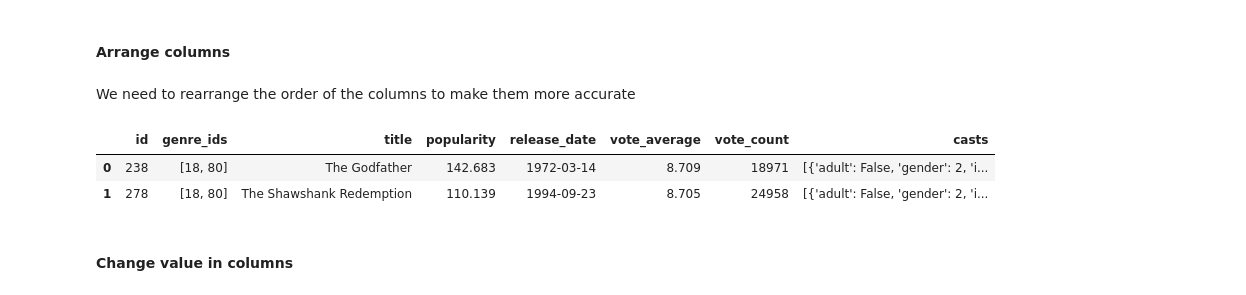
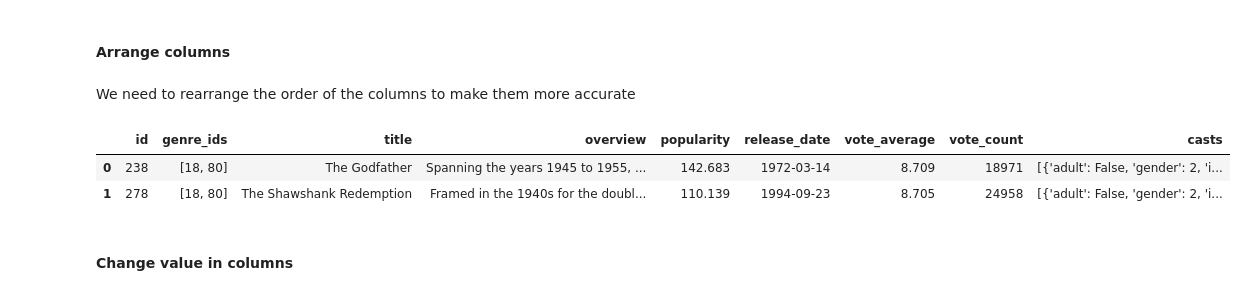
Before and after one commit to Deadinside-at-HCMUS/CSC14119-project, a Jupyter notebook: Notebook.ipynb, the cells around one changed output. Drawn from its saved outputs; the diff is of its cells as text; code cells hidden in the pictures.

```diff
--- a/Notebook.ipynb
+++ b/Notebook.ipynb
@@ -225,12 +225,12 @@ df.head(2)
 # %% [markdown]
 We need to rearrange the order of the columns to make them more accurate
 # %%
-df = df[['id', 'genre_ids', 'title', 'popularity', 'release_date', 'vote_average', 'vote_count', 'casts']]
+df = df[['id', 'genre_ids', 'title', 'overview', 'popularity', 'release_date', 'vote_average', 'vote_count', 'casts']]
 df.head(2)
 # %% [output]
-|  | id | genre_ids | title | popularity | release_date | vote_average | vote_count | casts |
-| 0 | 238 | [18, 80] | The Godfather | 142.683 | 1972-03-14 | 8.709 | 18971 | [{'adult': False, 'gender': 2, 'i... |
-| 1 | 278 | [18, 80] | The Shawshank Redemption | 110.139 | 1994-09-23 | 8.705 | 24958 | [{'adult': False, 'gender': 2, 'i... |
+|  | id | genre_ids | title | overview | popularity | release_date | vote_average | vote_count | casts |
+| 0 | 238 | [18, 80] | The Godfather | Spanning the years 1945 to 1955, ... | 142.683 | 1972-03-14 | 8.709 | 18971 | [{'adult': False, 'gender': 2, 'i... |
+| 1 | 278 | [18, 80] | The Shawshank Redemption | Framed in the 1940s for the doubl... | 110.139 | 1994-09-23 | 8.705 | 24958 | [{'adult': False, 'gender': 2, 'i... |
 # %% [markdown]
 #### **Change value in columns**
 # %% [markdown]
```
Also changed, not shown: parts of 61 cells of this notebook.
